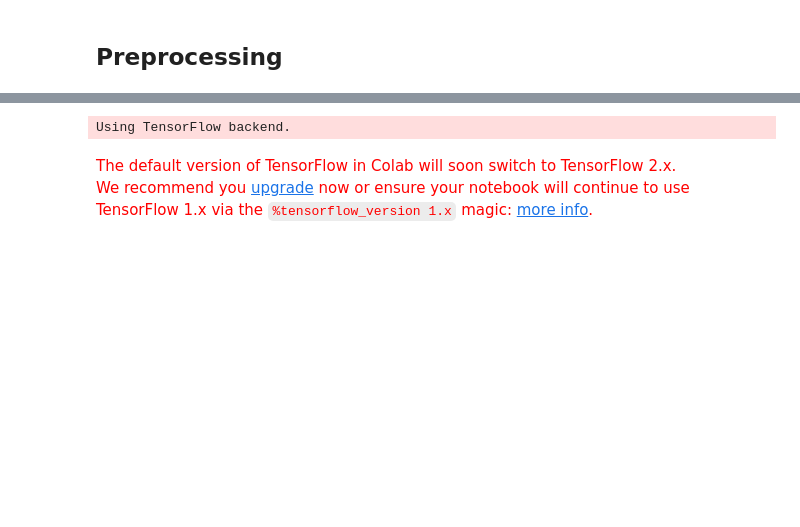
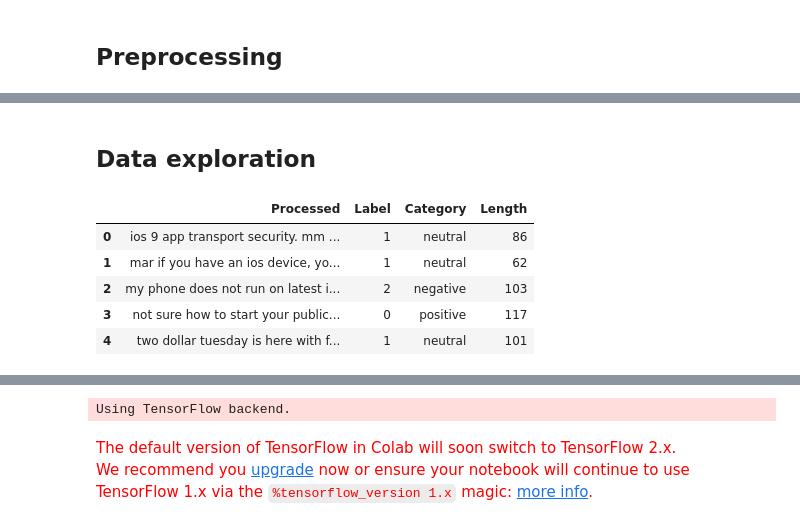
Before and after one commit to akamojo/EMD_emotional_tweets, a Jupyter notebook: main.ipynb, the cells around one changed output, grey strips where cells are left out. Cells and saved outputs as stored; diff of their text form; code cells hidden in the pictures; blank space fills up the shorter version.

```diff
--- a/main.ipynb
+++ b/main.ipynb
@@ -99,0 +140,5 @@ Name: Id, dtype: int64
+# %%
+mapping = {'positive': 0, 'neutral': 1, 'negative': 2}
+
+Y_train = list(training_dataset.Category.replace(mapping))
+Y_train[:10]
@@ -213,0 +276,19 @@ X_train = [preprocess(example) for example in X_train]
+# %% [markdown]
+## Data exploration
+# %%
+# df.reset_index(inplace=True)
+df = pd.DataFrame()
+inv_map = {v: k for k, v in mapping.items()}
+
+df["Processed"] = X_train
+df["Label"] = Y_train
+df["Category"] = df["Label"].apply(lambda x : inv_map[x])
+df["Length"] = df["Processed"].apply(len)
+df.head()
+# %% [output]
+|  | Processed | Label | Category | Length |
+| 0 | ios 9 app transport security. mm ... | 1 | neutral | 86 |
+| 1 | mar if you have an ios device, yo... | 1 | neutral | 62 |
+| 2 | my phone does not run on latest i... | 2 | negative | 103 |
+| 3 | not sure how to start your public... | 0 | positive | 117 |
+| 4 | two dollar tuesday is here with f... | 1 | neutral | 101 |
```
Also changed, not shown: parts of 78 cells of this notebook, 1 other file.
